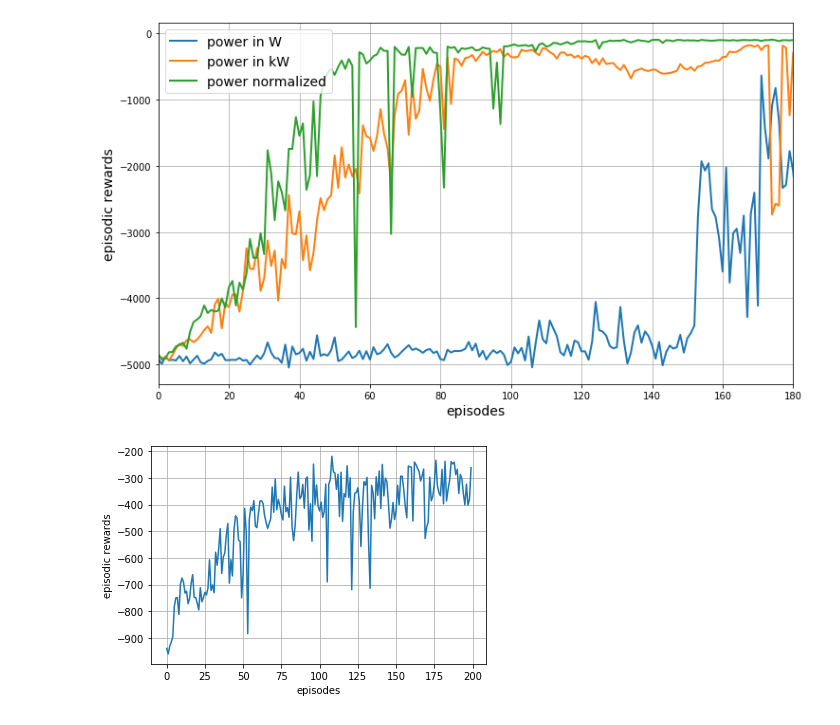
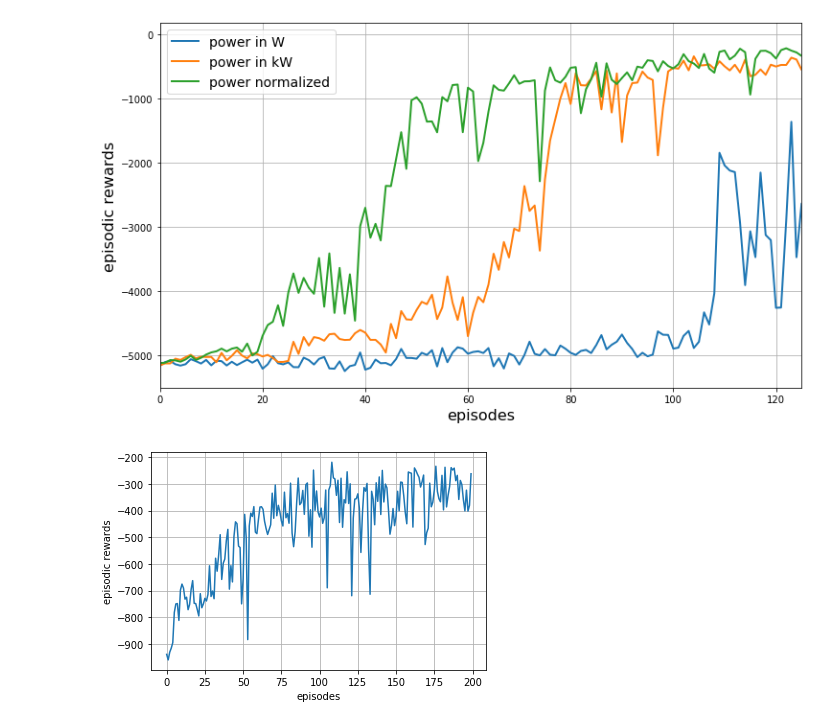
Before and after one commit to zidane89/experiment, a Jupyter notebook: DDQN3_ver2/post_process .ipynb, the cells around one changed output. Cells and saved outputs as stored; diff of their text form; code cells hidden in the pictures.

```diff
--- a/DDQN3_ver2/post_process .ipynb
+++ b/DDQN3_ver2/post_process .ipynb
@@ -2,27 +2,27 @@
 import matplotlib.pyplot as plt
 import pickle
 # %%
-with open("DDQN3_1.pkl", "rb") as f:
-    data1 = pickle.load(f)[10]
-with open("DDQN3_2.pkl", "rb") as f:
-    data2 = pickle.load(f)[10]
-with open("DDQN3_3.pkl", "rb") as f:
-    data3 = pickle.load(f)[10]
+with open("DDQN3_1_400.pkl", "rb") as f:
+    data1 = pickle.load(f)[1]
+with open("DDQN3_2_400.pkl", "rb") as f:
+    data2 = pickle.load(f)[1]
+with open("DDQN3_3_400.pkl", "rb") as f:
+    data3 = pickle.load(f)[1]
 # %%
 plt.figure(figsize=(12, 7))
 plt.plot(data1["rewards"], label="power in W", linewidth=2)
 plt.plot(data2["rewards"], label="power in kW", linewidth=2)
 plt.plot(data3["rewards"], label="power normalized", linewidth=2)
 
-plt.xlabel("episodes", fontsize=14)
-plt.ylabel("episodic rewards", fontsize=14)
-plt.xlim([0, 180])
+plt.xlabel("episodes", fontsize=16)
+plt.ylabel("episodic rewards", fontsize=16)
+plt.xlim([0, 125])
 plt.legend(fontsize=14, loc="upper left")
 plt.grid()
 # plt.ylim([-1000, -250])
 plt.savefig("rewards_with_states.png")
 # %% [output]
-[figure, old version]
+[figure, new version]
 # %%
 rewards = results["rewards"]
 SOCs = results["SOCs"]
```
Also changed, not shown: 19 other files.
